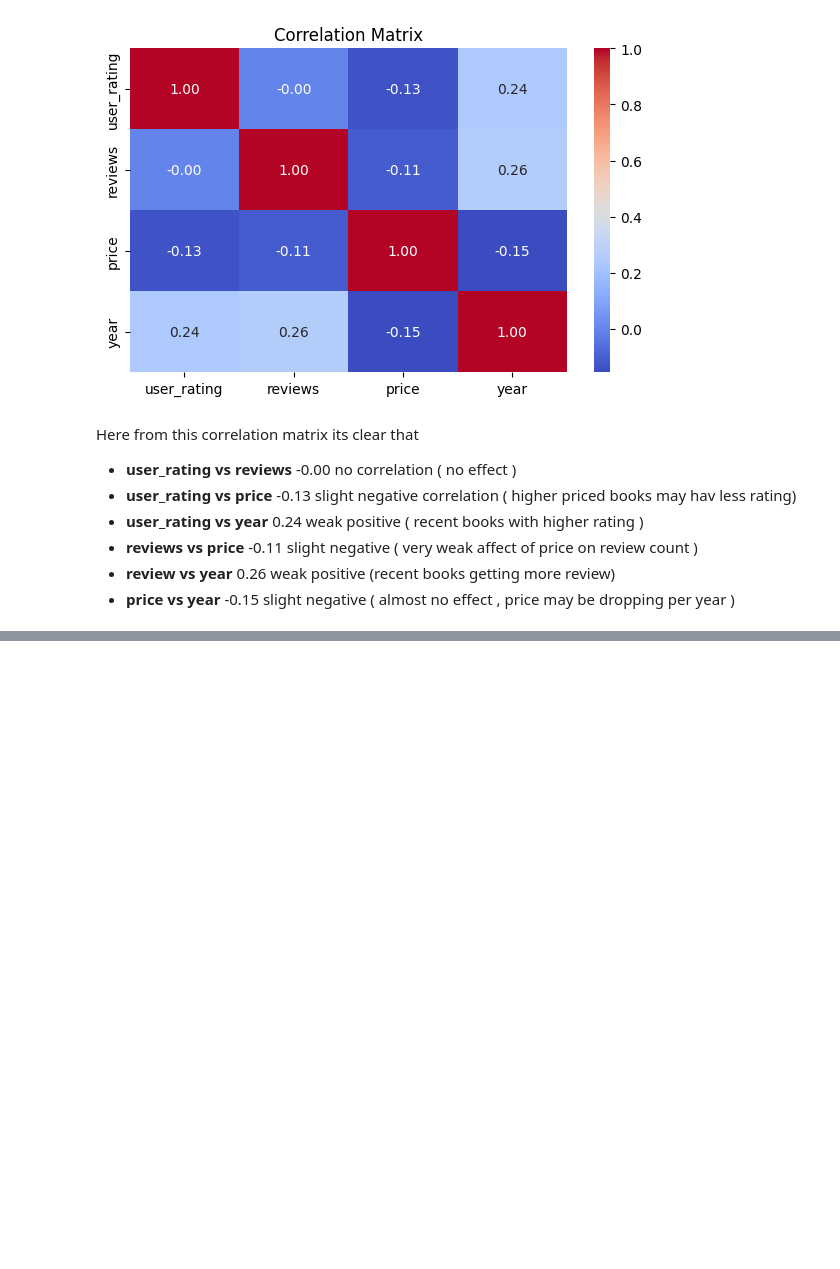
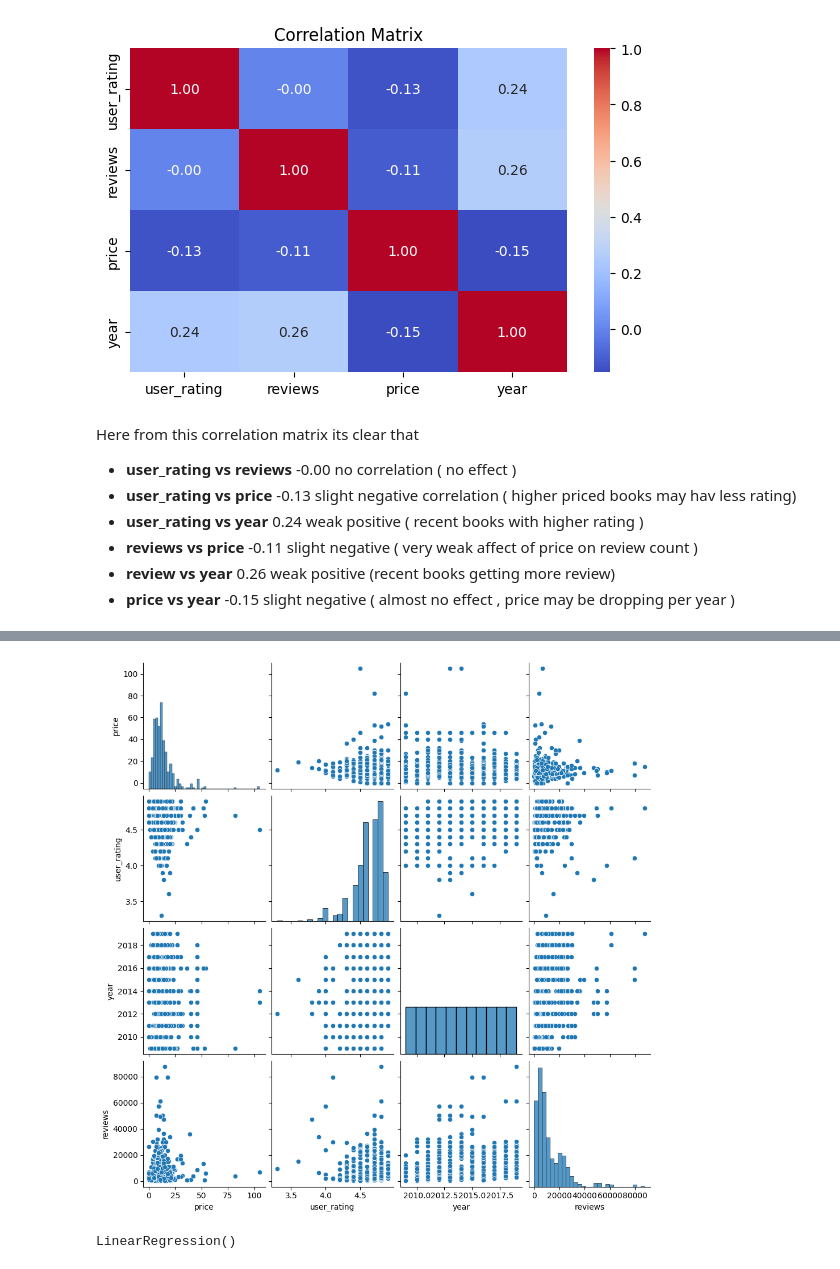
Before and after one commit to Anurag-Mohan/Amazon-Inventory-Analysis, a Jupyter notebook: AmazonData.ipynb, the cells around one changed output, grey strips where cells are left out. Cells and saved outputs as stored; diff of their text form; code cells hidden in the pictures; blank space fills up the shorter version.

```diff
--- a/AmazonData.ipynb
+++ b/AmazonData.ipynb
@@ -175,0 +253,5 @@ Here from this correlation matrix its clear that
+# %%
+sns.pairplot(df[['price', 'user_rating', 'year', 'reviews', 'genre']])
+plt.show()
+# %% [output]
+[figure, added]
@@ -175,0 +275,5 @@ Here from this correlation matrix its clear that
+# %%
+model = LinearRegression()
+model.fit(X_train, y_train)
+# %% [output]
+LinearRegression()
```
Also changed, not shown: parts of 25 cells of this notebook.
